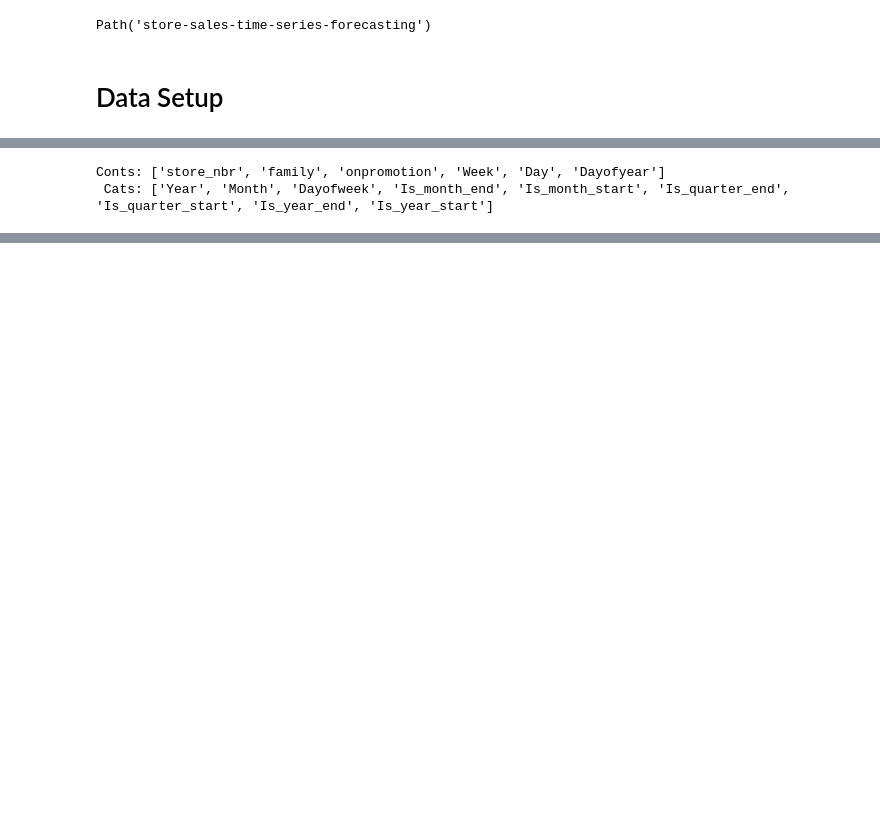
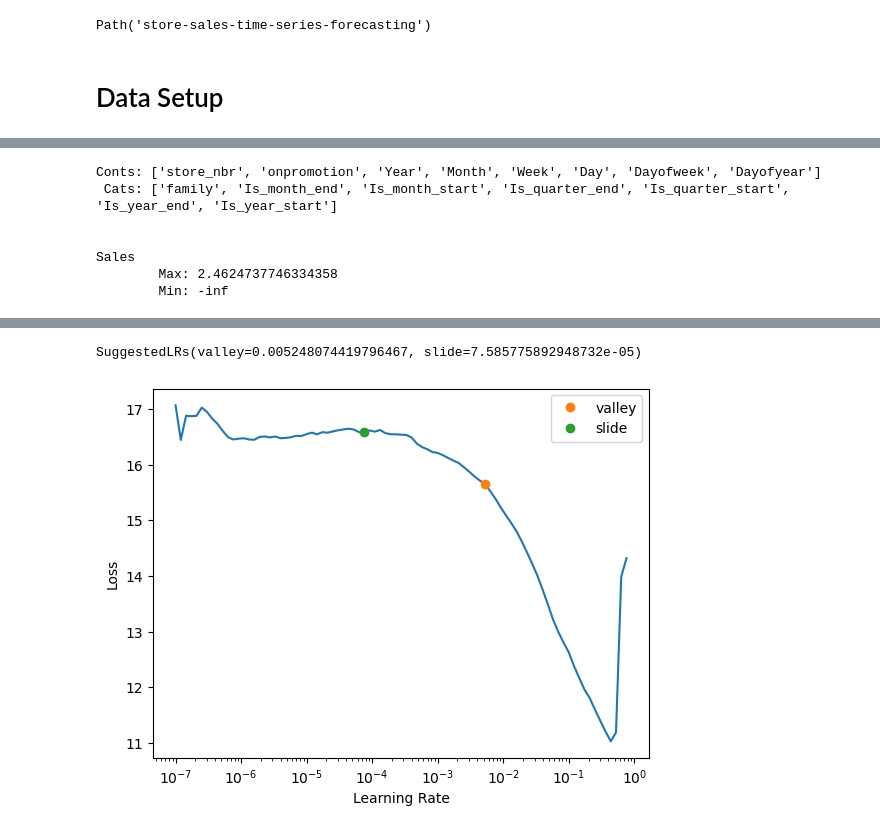
Before and after one commit to Chake96/kaggle_comps, a Jupyter notebook: knowledge/store_sales/nb.ipynb, the cells around one changed output, grey strips where cells are left out. Cells and saved outputs as stored; diff of their text form; code cells hidden in the pictures; blank space fills up the shorter version.

```diff
--- a/knowledge/store_sales/nb.ipynb
+++ b/knowledge/store_sales/nb.ipynb
@@ -80,5 +87,14 @@ learn = tabular_learner(dls, metrics=accuracy)
 # %%
-print(f'Conts: {conts}\n Cats: {cats}')
+print(f'Conts: {conts}\n Cats: {cats}\n\n')
+print(f'Sales\n\tMax: {dls.train.y.max()}\n\tMin: {dls.train.y.min()}')
 # %% [output]
-Conts: ['store_nbr', 'family', 'onpromotion', 'Week', 'Day', 'Dayofyear']
- Cats: ['Year', 'Month', 'Dayofweek', 'Is_month_end', 'Is_month_start', 'Is_quarter_end', 'Is_quarter_start', 'Is_year_end', 'Is_year_start']
+Conts: ['store_nbr', 'onpromotion', 'Year', 'Month', 'Week', 'Day', 'Dayofweek', 'Dayofyear']
+ Cats: ['family', 'Is_month_end', 'Is_month_start', 'Is_quarter_end', 'Is_quarter_start', 'Is_year_end', 'Is_year_start']
+
+
+Sales
+        Max: 2.4624737746334358
+        Min: -inf
+# %%
+learn.lr_find(suggest_funcs=(valley, slide))
+# %% [output]
@@ -85 +102,3 @@ Conts: ['store_nbr', 'family', 'onpromotion', 'Week', 'Day', 'Dayofyear']
+SuggestedLRs(valley=0.005248074419796467, slide=7.585775892948732e-05)
+[figure, added]
 # %%
```
Also changed, not shown: parts of 11 cells of this notebook.
